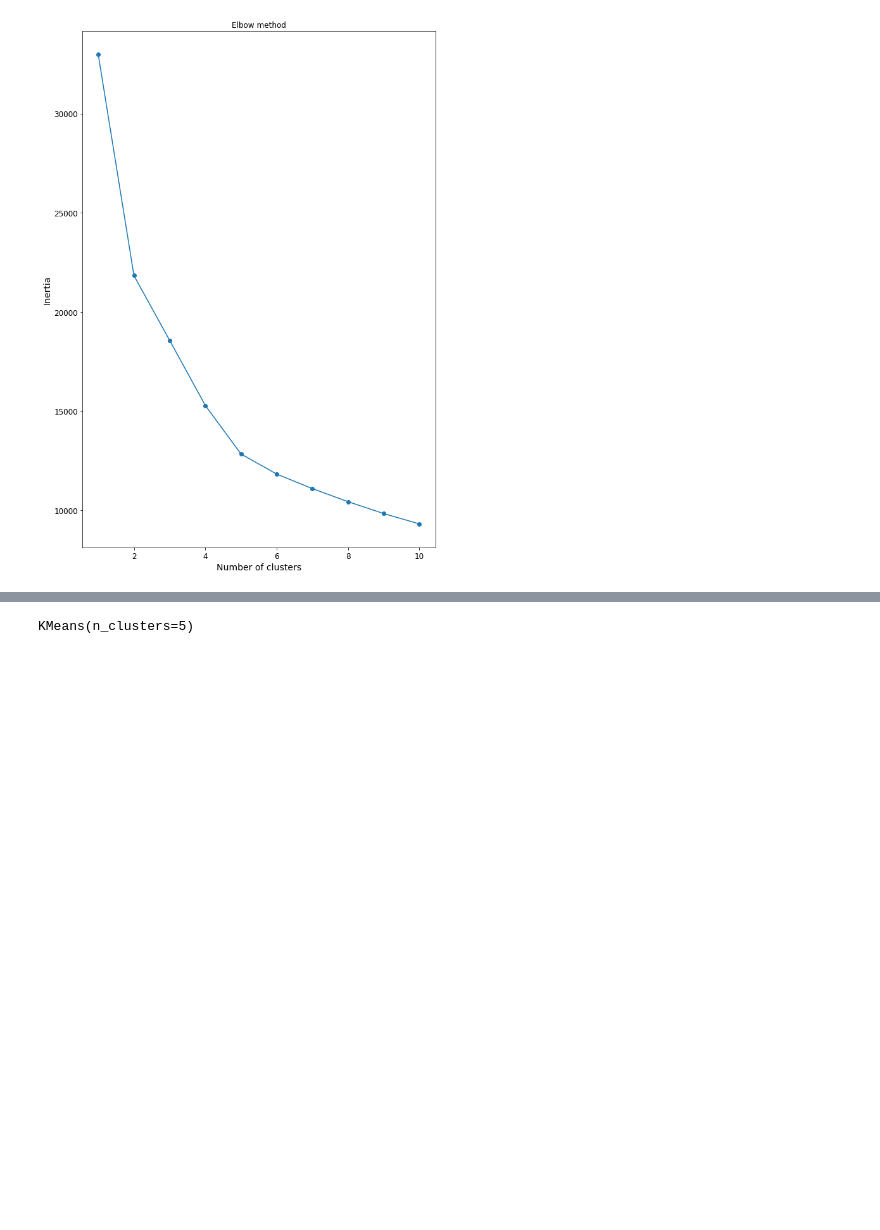
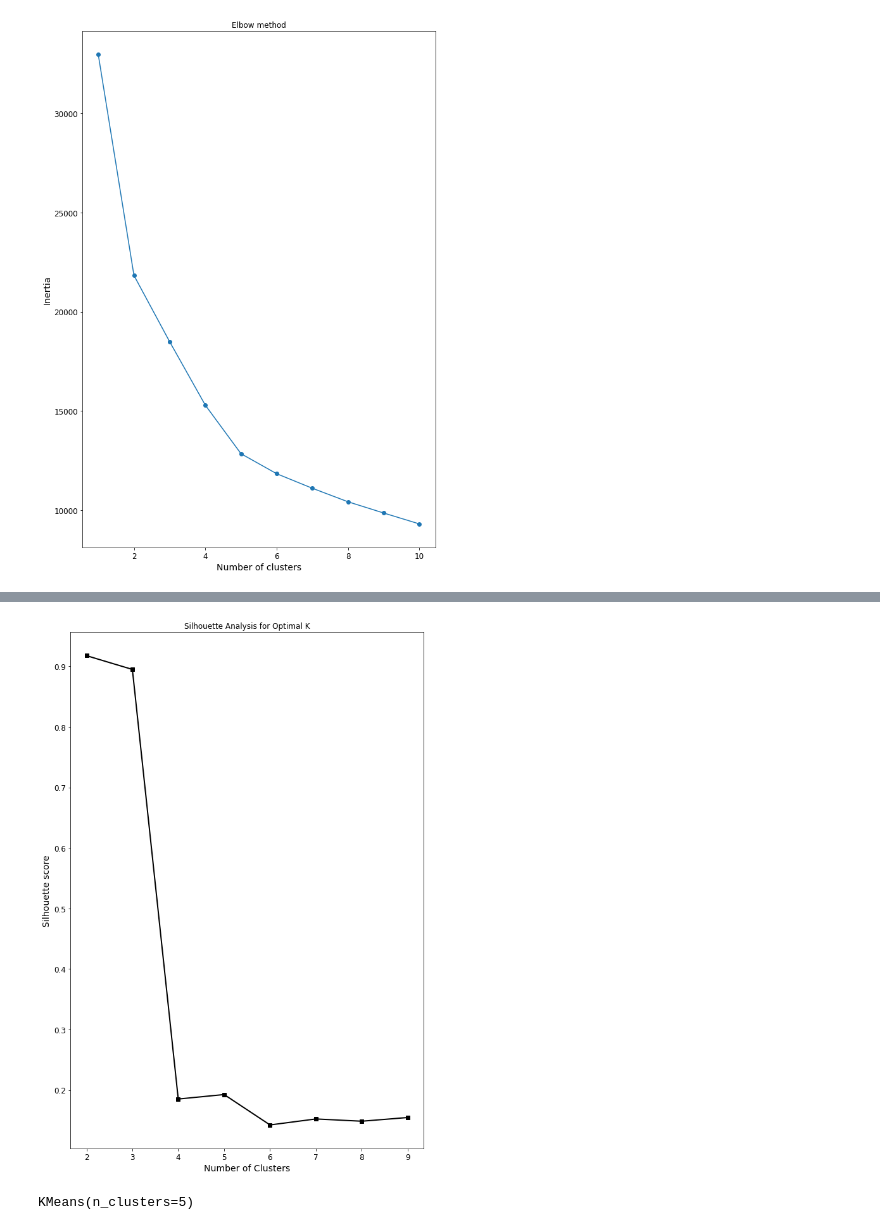
Before and after one commit to axellebersier/2022_ML_EES, a Jupyter notebook: project/datadescrp.ipynb, the cells around one changed output, grey strips where cells are left out. Drawn from its saved outputs; the diff is of its cells as text; code cells hidden in the pictures; blank space fills up the shorter version.

```diff
--- a/project/datadescrp.ipynb
+++ b/project/datadescrp.ipynb
@@ -168,4 +150,0 @@ plt.show()
-# %%
-from sklearn.decomposition import PCA
-pca = PCA(n_components=5)
-pca.fit(df1)
@@ -247,3 +206,14 @@ plt.ylabel('Inertia')
 plt.show()
 # %% [output]
 [figure]
+# %%
+silhouette_ann= []
+for num_clusters in range(2,10):
+  # initialise kmeans
+  kmeans = KMeans(num_clusters)
+  kmeans.fit(stdf1)
+  cluster_labels = kmeans.labels_
+
+# silhouette score
+  silhouette_ann.append(silhouette_score(stdf1, cluster_labels))
+silhouette_ann
@@ -249,0 +229,5 @@ plt.show()
+# %%
+num_clusters
+Ncluster = range(2,10)
+Ncluster
+silhouette_ann
@@ -250,3 +243,11 @@ plt.show()
+# %%
+plt.plot(Ncluster,silhouette_ann,marker='s',c='k',lw=2)
+plt.xlabel('Number of Clusters')
+plt.ylabel('Silhouette score')
+plt.title('Silhouette Analysis for Optimal K')
+plt.show()
+# %% [output]
+[figure, added]
 # %%
 kmeans = KMeans(n_clusters=5)
 kmeans.fit(stdf1)
```
Also changed, not shown: parts of 17 cells of this notebook.
